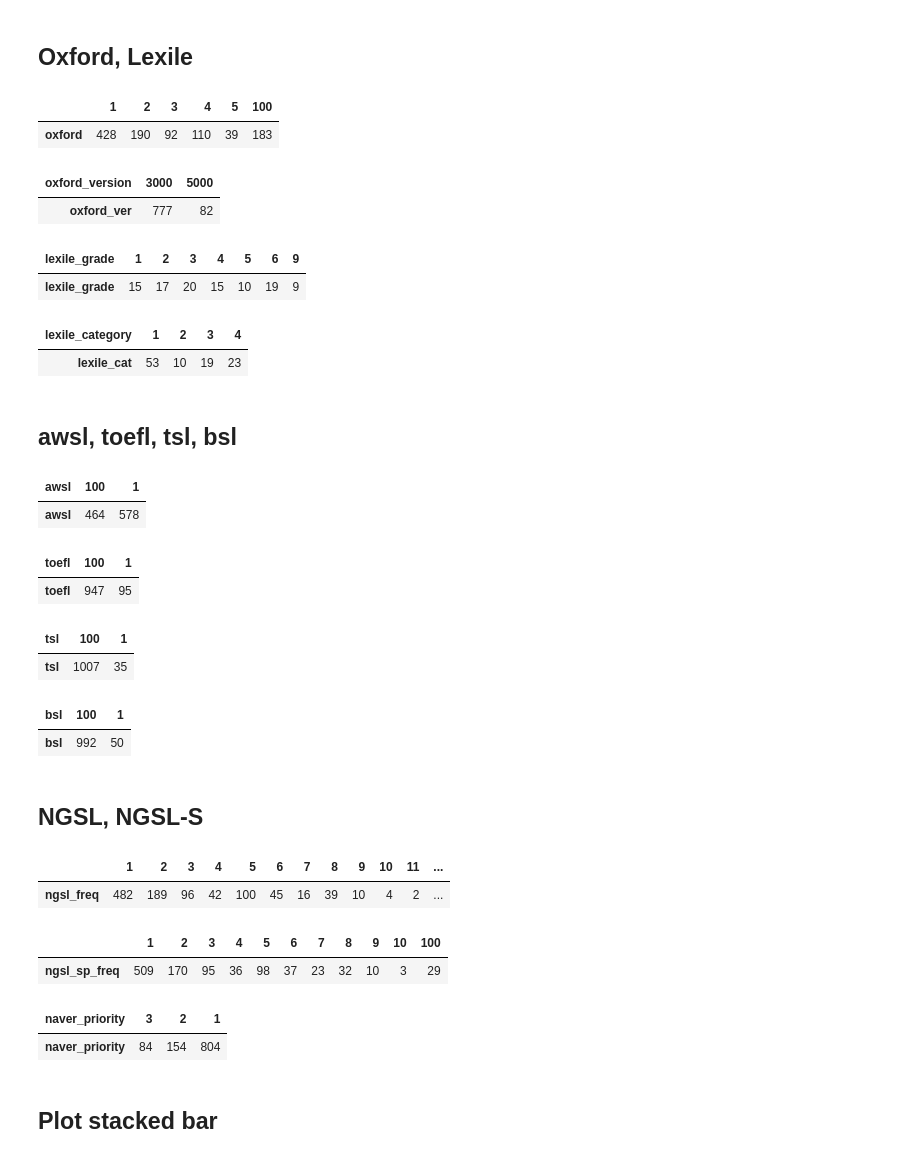
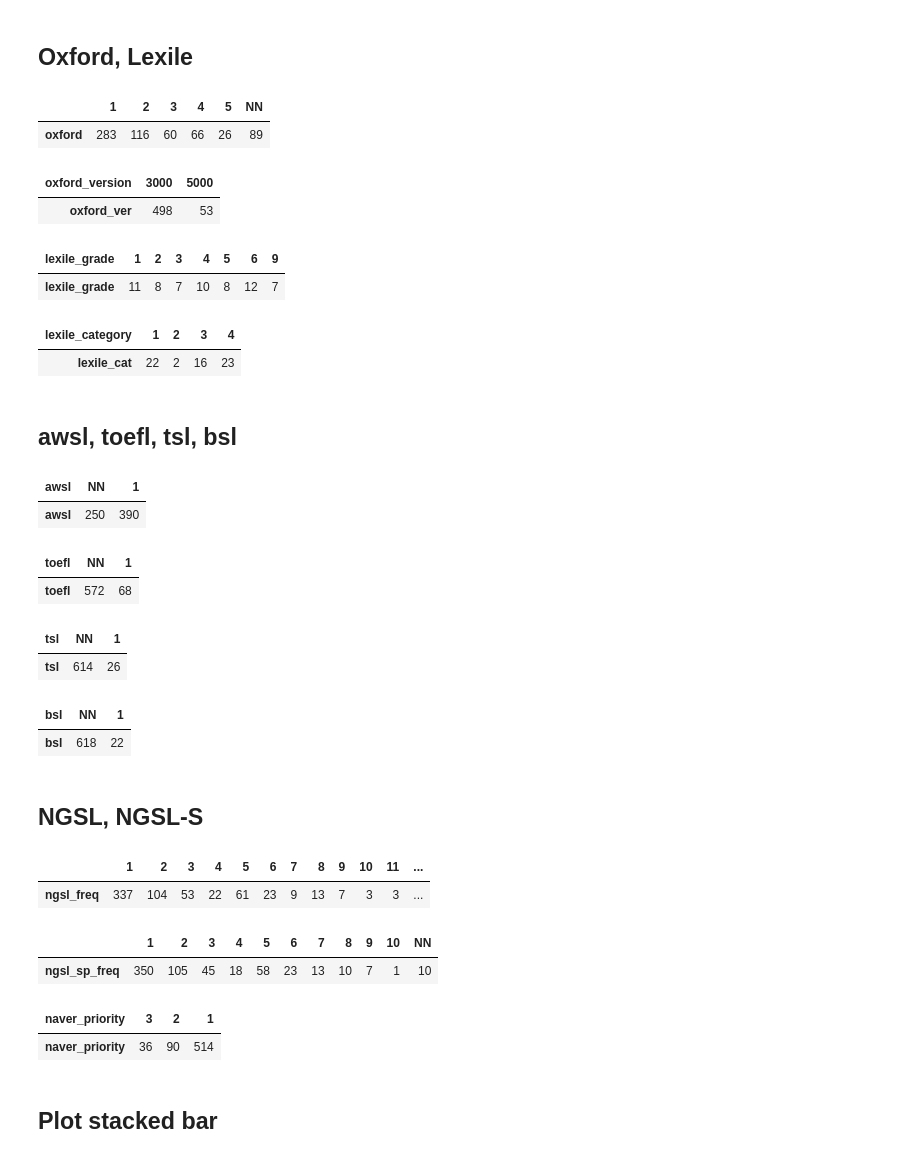
Before and after one commit to yuliepie/netflixschool, a Jupyter notebook: data_preprocessing/ipynb/analyze_movie_levels.ipynb, the cells around one changed output. Cells and saved outputs as stored; diff of their text form; code cells hidden in the pictures.

```diff
--- a/data_preprocessing/ipynb/analyze_movie_levels.ipynb
+++ b/data_preprocessing/ipynb/analyze_movie_levels.ipynb
@@ -98,10 +98,10 @@ None
 pd.options.display.float_format = '{:.0f}'.format
 
 word_db_df = pd.read_csv("../words/final_datasets/words_df_final_naver_proper_noun.csv")
-word_db_df = word_db_df.iloc[: , 1:]
+word_db_df
 word_db_df.set_index('Word', inplace=True)
 
-# 변형어 리스트 불러오기
+#변형어 리스트 불러오기
 existing_lemmas = pd.read_csv('../words/final_datasets/existing_lemmas_final.csv', index_col='Word')
 lemmas_dict = {}
 for index, row in existing_lemmas.iterrows():
@@ -142,4 +142,4 @@ counts_df_headed = count_df.groupby(count_df.index).sum()
 counts_df_headed.sort_values('counts', ascending=False, inplace=True)
 
 counts_df_headed
-# counts_df_headed.to_csv('test-about-time.csv')
+counts_df_headed.to_csv('test-about-time.csv')
@@ -191,12 +176,14 @@ oxford
 oxford_result = oxford.to_frame(name='counts')
 oxford_result = oxford_result.transpose()
 oxford_result.rename({'counts': 'oxford'}, inplace=True)
-oxford_result.columns = [1, 2, 3, 4, 5, 6]
-oxford_result.rename(columns={6: 100}, inplace=True)
+# oxford_result.rename({'counts': 'oxford'}, inplace=True)
+oxford_result.columns = range(1, len(oxford_result.columns)+1)
+oxford_result.columns = [*oxford_result.columns[:-1], 'NN']
+
 oxford_result
 # %% [output]
-|  | 1 | 2 | 3 | 4 | 5 | 100 |
-| oxford | 428 | 190 | 92 | 110 | 39 | 183 |
+|  | 1 | 2 | 3 | 4 | 5 | NN |
+| oxford | 283 | 116 | 60 | 66 | 26 | 89 |
 # %%
 oxford_ver = counts_df_headed_joined.groupby('oxford_version').size()
 # oxford.drop(oxford.columns.difference(['counts']), 1, inplace=True)
@@ -207,7 +194,7 @@ oxford_ver.drop(0, axis=1, inplace=True)
 oxford_ver
 # %% [output]
 | oxford_version | 3000 | 5000 |
-| oxford_ver | 777 | 82 |
+| oxford_ver | 498 | 53 |
 # %%
 lexile = counts_df_headed_joined.groupby('lexile_grade').size()
 # oxford.drop(oxford.columns.difference(['counts']), 1, inplace=True)
@@ -220,7 +207,7 @@ lexile.drop(0, axis=1, inplace=True)
 lexile
 # %% [output]
 | lexile_grade | 1 | 2 | 3 | 4 | 5 | 6 | 9 |
-| lexile_grade | 15 | 17 | 20 | 15 | 10 | 19 | 9 |
+| lexile_grade | 11 | 8 | 7 | 10 | 8 | 12 | 7 |
 # %%
 lexile_cat = counts_df_headed_joined.groupby('lexile_category').size()
 # oxford.drop(oxford.columns.difference(['counts']), 1, inplace=True)
@@ -234,7 +221,7 @@ lexile_cat.rename(columns={'general': 1, 'math': 2, 'science': 3, 'social_studie
 lexile_cat
 # %% [output]
 | lexile_category | 1 | 2 | 3 | 4 |
-| lexile_cat | 53 | 10 | 19 | 23 |
+| lexile_cat | 22 | 2 | 16 | 23 |
 # %% [markdown]
 ## awsl, toefl, tsl, bsl
 # %%
@@ -244,53 +231,53 @@ awsl
 awsl = awsl.to_frame(name='counts')
 awsl = awsl.transpose()
 awsl.rename({'counts': 'awsl'}, inplace=True)
-awsl.rename(columns={'N':100, 'Y':1}, inplace=True)
+awsl.rename(columns={'N':'NN', 'Y':1}, inplace=True)
 # awsl.columns = [1,2]
 # awsl.drop(0, axis=1, inplace=True)
 
 awsl
 # %% [output]
-| awsl | 100 | 1 |
-| awsl | 464 | 578 |
+| awsl | NN | 1 |
+| awsl | 250 | 390 |
 # %%
 toefl = counts_df_headed_joined.groupby('toefl').size()
 toefl
 toefl = toefl.to_frame(name='counts')
 toefl = toefl.transpose()
 toefl.rename({'counts': 'toefl'}, inplace=True)
-toefl.rename(columns={'N':100, 'Y':1}, inplace=True)
+toefl.rename(columns={'N':'NN', 'Y':1}, inplace=True)
 # toefl.drop(0, axis=1, inplace=True)
 
 toefl
 # %% [output]
-| toefl | 100 | 1 |
-| toefl | 947 | 95 |
+| toefl | NN | 1 |
+| toefl | 572 | 68 |
 # %%
 tsl = counts_df_headed_joined.groupby('tsl').size()
 tsl
 tsl = tsl.to_frame(name='counts')
 tsl = tsl.transpose()
 tsl.rename({'counts': 'tsl'}, inplace=True)
-tsl.rename(columns={'N':100, 'Y':1}, inplace=True)
+tsl.rename(columns={'N':'NN', 'Y':1}, inplace=True)
 # tsl.drop(0, axis=1, inplace=True)
 
 tsl
 # %% [output]
-| tsl | 100 | 1 |
-| tsl | 1007 | 35 |
+| tsl | NN | 1 |
+| tsl | 614 | 26 |
 # %%
 bsl = counts_df_headed_joined.groupby('bsl').size()
 bsl
 bsl = bsl.to_frame(name='counts')
 bsl = bsl.transpose()
 bsl.rename({'counts': 'bsl'}, inplace=True)
-bsl.rename(columns={'N':100, 'Y':1}, inplace=True)
+bsl.rename(columns={'N':'NN', 'Y':1}, inplace=True)
 # bsl.drop(0, axis=1, inplace=True)
 
 bsl
 # %% [output]
-| bsl | 100 | 1 |
-| bsl | 992 | 50 |
+| bsl | NN | 1 |
+| bsl | 618 | 22 |
 # %% [markdown]
 ## NGSL, NGSL-S
 # %%
@@ -299,42 +286,42 @@ ngsl_freq
 ngsl_freq = ngsl_freq.to_frame(name='counts')
 ngsl_freq = ngsl_freq.transpose()
 ngsl_freq.rename({'counts': 'ngsl_freq'}, inplace=True)
-ngsl_freq.columns = range(1, 14)
-ngsl_freq.rename(columns={13: 100}, inplace=True)
+ngsl_freq.columns = range(1, len(ngsl_freq.columns)+1)
+ngsl_freq.columns = [*ngsl_freq.columns[:-1], 'NN']
 # ngsl_freq.drop(0, axis=1, inplace=True)
 
 ngsl_freq
 # %% [output]
 |  | 1 | 2 | 3 | 4 | 5 | 6 | 7 | 8 | 9 | 10 | 11 | ... |
-| ngsl_freq | 482 | 189 | 96 | 42 | 100 | 45 | 16 | 39 | 10 | 4 | 2 | ... |
+| ngsl_freq | 337 | 104 | 53 | 22 | 61 | 23 | 9 | 13 | 7 | 3 | 3 | ... |
 # %%
 ngsl_sp_freq = counts_df_headed_joined.groupby('ngsl_sp_freq').size()
 ngsl_sp_freq
 ngsl_sp_freq = ngsl_sp_freq.to_frame(name='counts')
 ngsl_sp_freq = ngsl_sp_freq.transpose()
 ngsl_sp_freq.rename({'counts': 'ngsl_sp_freq'}, inplace=True)
-ngsl_sp_freq.columns = range(1, 12)
-ngsl_sp_freq.rename(columns={11: 100}, inplace=True)
+ngsl_sp_freq.columns = range(1, len(ngsl_sp_freq.columns)+1)
+ngsl_sp_freq.columns = [*ngsl_sp_freq.columns[:-1], 'NN']
 # ngsl_sp_freq.drop(0, axis=1, inplace=True)
 
 ngsl_sp_freq
 # %% [output]
-|  | 1 | 2 | 3 | 4 | 5 | 6 | 7 | 8 | 9 | 10 | 100 |
-| ngsl_sp_freq | 509 | 170 | 95 | 36 | 98 | 37 | 23 | 32 | 10 | 3 | 29 |
+|  | 1 | 2 | 3 | 4 | 5 | 6 | 7 | 8 | 9 | 10 | NN |
+| ngsl_sp_freq | 350 | 105 | 45 | 18 | 58 | 23 | 13 | 10 | 7 | 1 | 10 |
 # %%
 naver_priority = counts_df_headed_joined.groupby('naver_priority').size()
 naver_priority
 naver_priority = naver_priority.to_frame(name='counts')
 naver_priority = naver_priority.transpose()
 naver_priority.rename({'counts': 'naver_priority'}, inplace=True)
-naver_priority.rename(columns={0: 3, 1: 2, 2: 1}, inplace=True)
+naver_priority.rename(columns={0: 3, 1: 2, 2: 1, 3:0}, inplace=True)
 # naver_priority.columns = range(1, 12)
 # naver_priority.drop(0, axis=1, inplace=True)
 
 naver_priority
 # %% [output]
 | naver_priority | 3 | 2 | 1 |
-| naver_priority | 84 | 154 | 804 |
+| naver_priority | 36 | 90 | 514 |
 # %% [markdown]
 ## Plot stacked bar
 # %%
```
Also changed, not shown: parts of 8 cells of this notebook.
